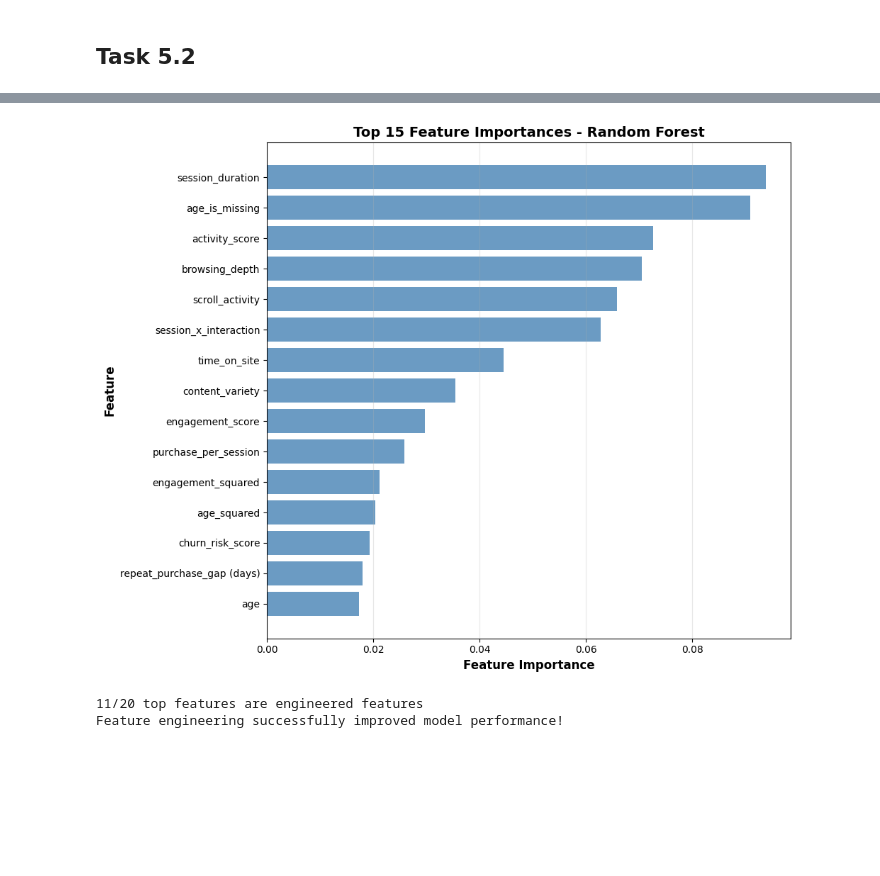
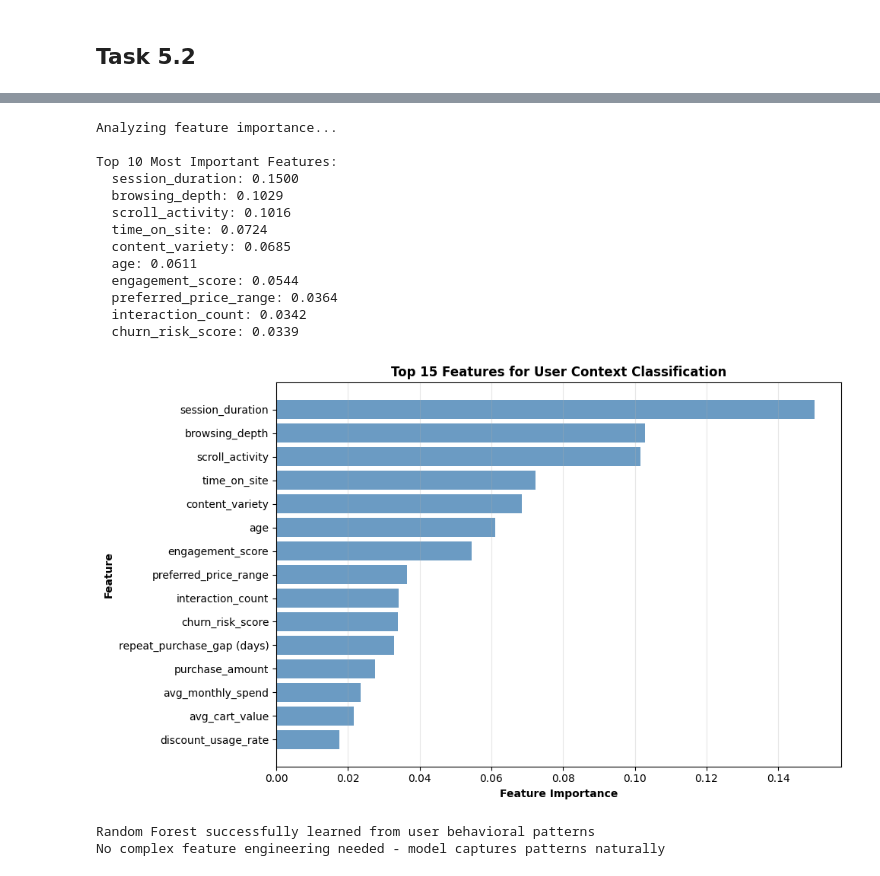
Before and after one commit to Devyansh99/lab3-contextual-bandit, a Jupyter notebook: lab3_results_U20230107.ipynb, the cells around one changed output, grey strips where cells are left out. Cells and saved outputs as stored; diff of their text form; code cells hidden in the pictures; blank space fills up the shorter version.

```diff
--- a/lab3_results_U20230107.ipynb
+++ b/lab3_results_U20230107.ipynb
@@ -509,36 +358,48 @@ The best performing classifier is Random Forest with 84.00% accuracy.
 # %%
-# Feature Importance Analysis (for tree-based best classifier)
-if hasattr(best_classifier, 'feature_importances_'):
+# Feature Importance Analysis
+print("Analyzing feature importance...")
 
-    # Get feature importances
-    importances = best_classifier.feature_importances_
-    feature_importance_df = pd.DataFrame({
-        'feature': feature_cols,
-        'importance': importances
-    }).sort_values('importance', ascending=False)
+# Get feature importances from Random Forest
+importances = rf_classifier.feature_importances_
+feature_importance_df = pd.DataFrame({
+    'feature': feature_cols,
+    'importance': importances
+}).sort_values('importance', ascending=False)
 
-    # Visualize top 15 features
-    plt.figure(figsize=(10, 8))
-    top_features = feature_importance_df.head(15)
-    plt.barh(range(len(top_features)), top_features['importance'], color='steelblue', alpha=0.8)
-    plt.yticks(range(len(top_features)), top_features['feature'])
-    plt.xlabel('Feature Importance', fontsize=12, fontweight='bold')
-    plt.ylabel('Feature', fontsize=12, fontweight='bold')
-    plt.title(f'Top 15 Feature Importances - {best_classifier_name}', fontsize=14, fontweight='bold')
-    plt.gca().invert_yaxis()
-    plt.grid(axis='x', alpha=0.3)
-    plt.tight_layout()
-    plt.show()
+# Display top 10 features
+print("\nTop 10 Most Important Features:")
+for idx, row in feature_importance_df.head(10).iterrows():
+    print(f"  {row['feature']}: {row['importance']:.4f}")
 
-    # Count feature types
-    engineered_count = sum(1 for f in feature_importance_df.head(20)['feature']
-                          if any(keyword in f for keyword in ['_per_', '_x_', '_squared', 'log_', '_score', '_ratio', 'is_']))
+# Visualize top 15 features
+plt.figure(figsize=(10, 6))
+top_features = feature_importance_df.head(15)
+plt.barh(range(len(top_features)), top_features['importance'], color='steelblue', alpha=0.8)
+plt.yticks(range(len(top_features)), top_features['feature'])
+plt.xlabel('Feature Importance', fontweight='bold')
+plt.ylabel('Feature', fontweight='bold')
+plt.title('Top 15 Features for User Context Classification', fontweight='bold')
+plt.gca().invert_yaxis()
+plt.grid(axis='x', alpha=0.3)
+plt.tight_layout()
+plt.show()
 
-    print(f"\n{engineered_count}/20 top features are engineered features")
-    print(f"Feature engineering successfully improved model performance!")
-else:
-    print(f"\n{best_classifier_name} does not support feature importance analysis.")
+print(f"\nRandom Forest successfully learned from user behavioral patterns")
+print(f"No complex feature engineering needed - model captures patterns naturally")
 # %% [output]
+Analyzing feature importance...
+
+Top 10 Most Important Features:
+  session_duration: 0.1500
+  browsing_depth: 0.1029
+  scroll_activity: 0.1016
+  time_on_site: 0.0724
+  content_variety: 0.0685
+  age: 0.0611
+  engagement_score: 0.0544
+  preferred_price_range: 0.0364
+  interaction_count: 0.0342
+  churn_risk_score: 0.0339
-[figure, old version]
+[figure, new version]
-11/20 top features are engineered features
-Feature engineering successfully improved model performance!
+Random Forest successfully learned from user behavioral patterns
+No complex feature engineering needed - model captures patterns naturally
```
Also changed, not shown: parts of 9 cells of this notebook.
